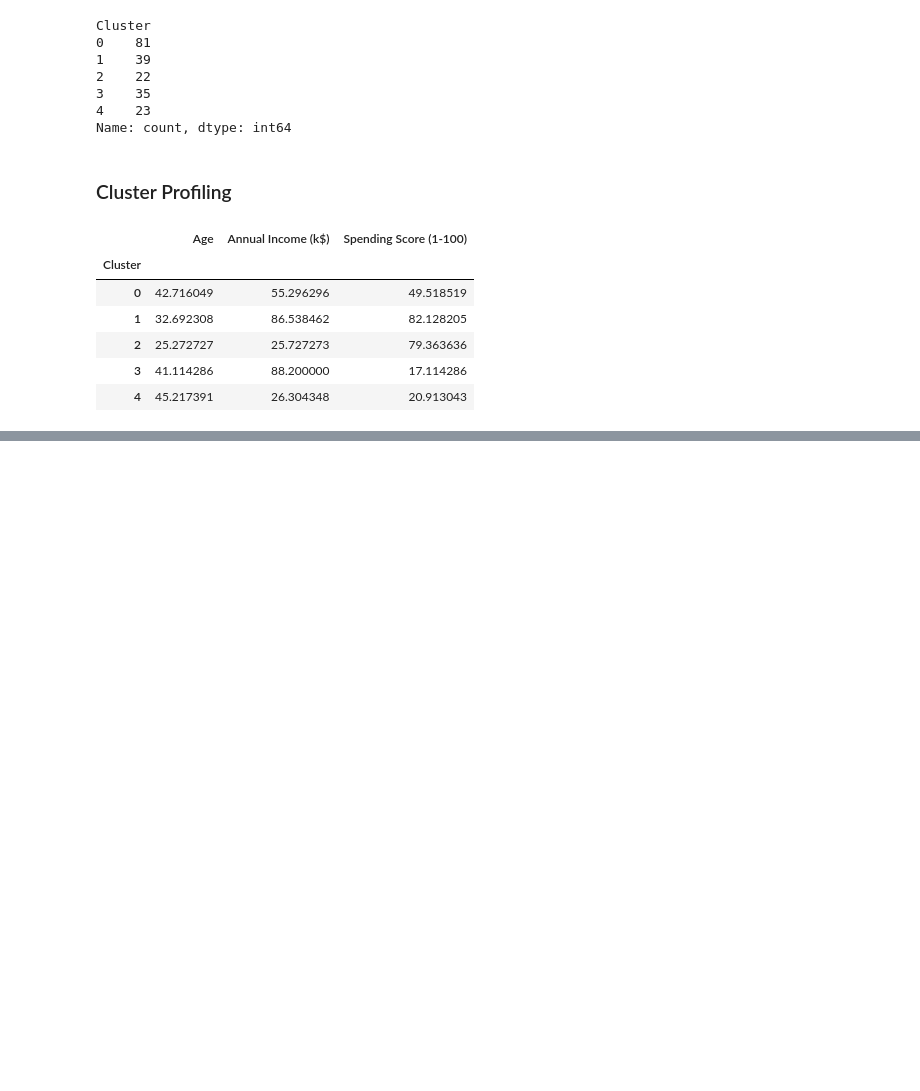
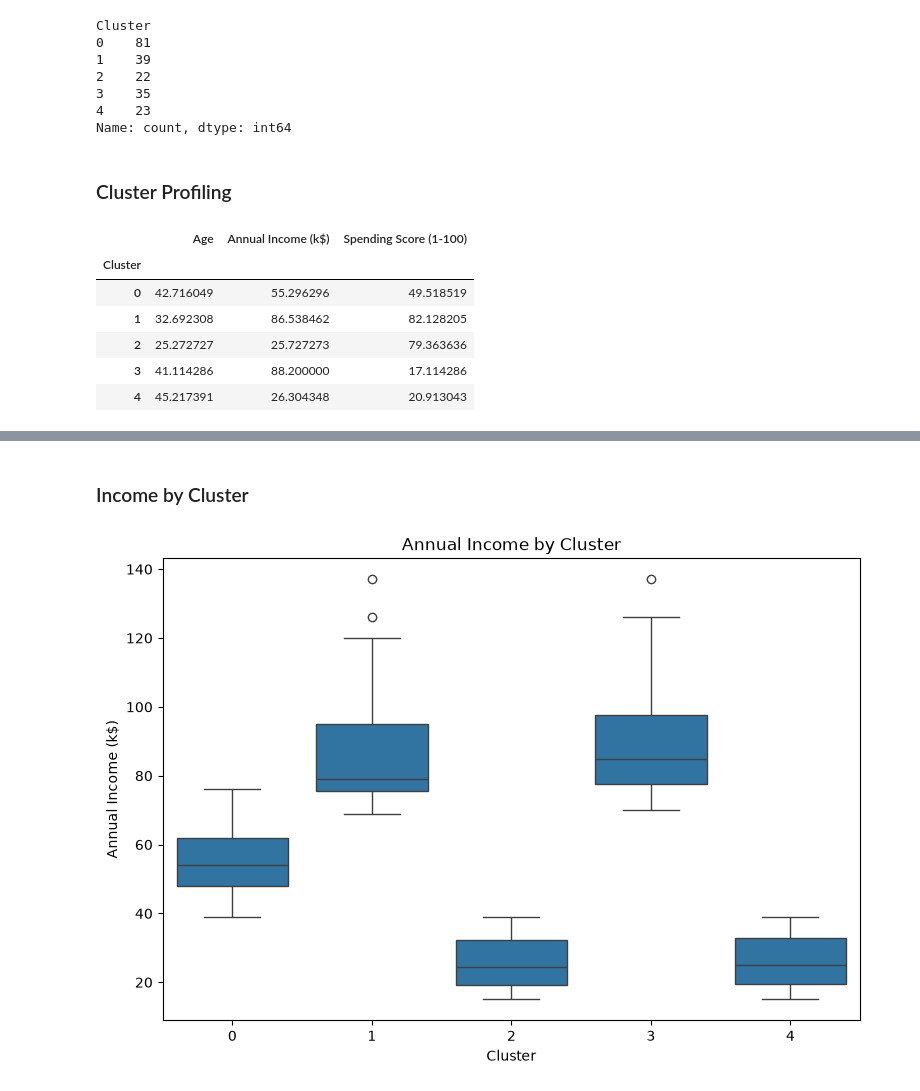
Before and after one commit to Niraj7272/customer_segmentation_K-Means, a Jupyter notebook: notebooks/01_customer_segmentation.ipynb, the cells around one changed output, grey strips where cells are left out. Drawn from its saved outputs; the diff is of its cells as text; code cells hidden in the pictures; blank space fills up the shorter version.

```diff
--- a/notebooks/01_customer_segmentation.ipynb
+++ b/notebooks/01_customer_segmentation.ipynb
@@ -399,0 +443,15 @@ cluster_profile
+# %% [markdown]
+### Income by Cluster
+# %%
+plt.figure(figsize=(9, 6))
+
+sns.boxplot(
+    data=df,
+    x="Cluster",
+    y="Annual Income (k$)"
+)
+
+plt.title("Annual Income by Cluster")
+plt.show()
+# %% [output]
+[figure, added]
```
Also changed, not shown: parts of 19 cells of this notebook, 2 other files.
